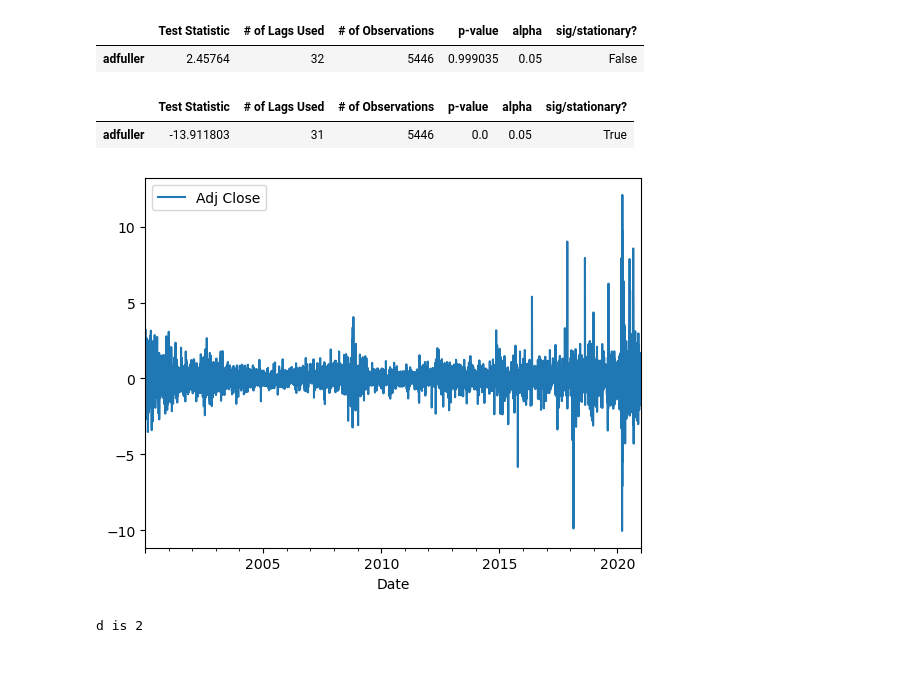
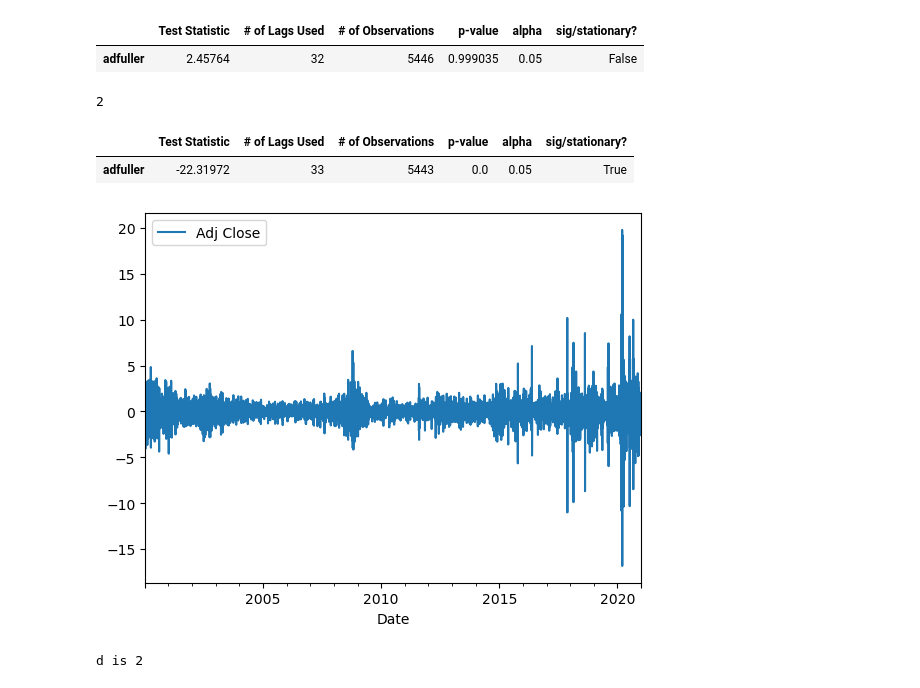
Before and after one commit to JamesCraig35/Arima-Model, a Jupyter notebook: Arima Model.ipynb, the cells around one changed output. Drawn from its saved outputs; the diff is of its cells as text; code cells hidden in the pictures.

```diff
--- a/Arima Model.ipynb
+++ b/Arima Model.ipynb
@@ -235,16 +235,21 @@ get_adfuller_results(ts)
 # %% [output]
 |  | Test Statistic | # of Lags Used | # of Observations | p-value | alpha | sig/stationary? |
 | adfuller | 2.45764 | 32 | 5446 | 0.999035 | 0.05 | False |
+# %%
+d = ndiffs(ts)
+print(d)
+# %% [output]
+2
 # %%
-# Differencing the data once
-ts_diff = ts.diff().dropna()
-ts_diff.plot()
+# Differencing the data twice
+ts_diff2 = ts.diff().diff().dropna()
+ts_diff2.plot()
 # Checking for stationarity
-get_adfuller_results(ts_diff)
+get_adfuller_results(ts_diff2)
 # %% [output]
 |  | Test Statistic | # of Lags Used | # of Observations | p-value | alpha | sig/stationary? |
-| adfuller | -13.911803 | 31 | 5446 | 0.0 | 0.05 | True |
+| adfuller | -22.31972 | 33 | 5443 | 0.0 | 0.05 | True |
-[figure, old version]
+[figure, new version]
 # %%
 # use ndiffs to determine differencing
 d = ndiffs(ts)
```
Also changed, not shown: parts of 9 cells of this notebook.
